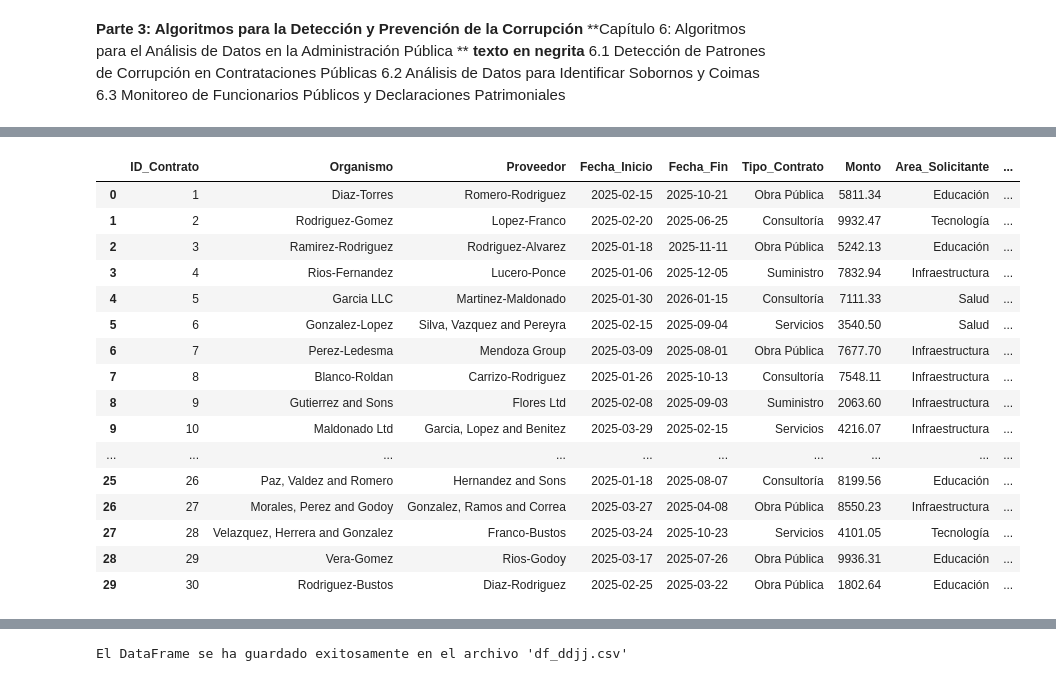
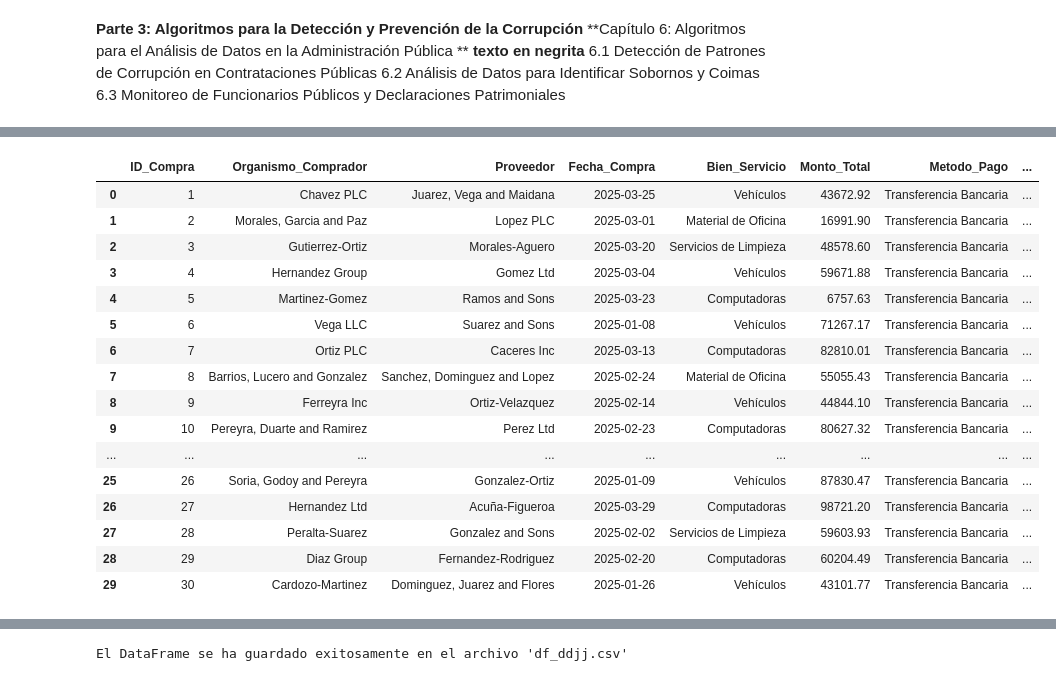
Before and after one commit to Viny2030/Libro_Algoritmos_contra_fraude_corrupcion, a Jupyter notebook: datasetlibro.ipynb, the cells around one changed output, grey strips where cells are left out. Cells and saved outputs as stored; diff of their text form; code cells hidden in the pictures.

```diff
--- a/datasetlibro.ipynb
+++ b/datasetlibro.ipynb
@@ -887,32 +956,42 @@ df_contratos
 # %%
+import numpy as np
+import pandas as pd
+from faker import Faker
 import random
 
-# 1. Generación de un dataset simulado para contrataciones públicas
+# 1. Generación de un dataset simulado para compras públicas
 fake = Faker('es_AR')
 
-num_contratos = 30
-# Genera montos aleatorios con dos decimales y en el rango especificado
-montos = np.random.uniform(1000, 10000, num_contratos)  # Rangos ajustados
+num_compras = 30
+montos = np.random.uniform(5000, 100000, num_compras) # Corregido num_licitaciones a num_compras
+montos_formateados = ["{:.2f}".format(monto) for monto in montos]
 
-# Formatea los montos a dos decimales
-montos_formateados = ["{:.2f}".format(monto) for monto in montos]
-data_contratos = {
-    'ID_Contrato': range(1, num_contratos + 1),
-    'Organismo': [fake.company() for _ in range(num_contratos)],
-    'Proveedor': [fake.company() for _ in range(num_contratos)],
-    'Fecha_Inicio': pd.to_datetime([fake.date_this_year() for _ in range(num_contratos)]),
-    'Fecha_Fin': pd.to_datetime([fake.date_this_year() + pd.Timedelta(days=random.randint(30, 365)) for _ in range(num_contratos)]),
-    'Tipo_Contrato': [random.choice(['Obra Pública', 'Suministro', 'Servicios', 'Consultoría']) for _ in range(num_contratos)],
-    'Monto': montos_formateados,
-    'Area_Solicitante': [random.choice(['Infraestructura', 'Salud', 'Educación', 'Tecnología']) for _ in range(num_contratos)],
-    'Proceso_Licitacion': [random.choice(['Pública', 'Privada', 'Directa']) for _ in range(num_contratos)],
-    'Es_Sospechoso': np.zeros(num_contratos, dtype=int) # Inicialmente no sospechoso
+# Generar datos para columnas relevantes
+relaciones = [random.choice([0, 0, 0, 1]) for _ in range(num_compras)]
+pagos_acelerados = [random.choice([0, 0, 1]) for _ in range(num_compras)]
+
+data_compras = {
+    'ID_Compra': range(1, num_compras + 1),
+    'Organismo_Comprador': [fake.company() for _ in range(num_compras)],
+    'Proveedor': [fake.company() for _ in range(num_compras)],
+    'Fecha_Compra': pd.to_datetime([fake.date_this_year() for _ in range(num_compras)]),
+    'Bien_Servicio': [random.choice(['Computadoras', 'Material de Oficina', 'Vehículos', 'Servicios de Limpieza']) for _ in range(num_compras)],
+    'Monto_Total': montos_formateados,
+    'Metodo_Pago': [random.choice(['Transferencia Bancaria']) for _ in range(num_compras)],
+    'Estado': [random.choice(['Completada', 'Pendiente', 'Cancelada']) for _ in range(num_compras)],
+    'Funcionario_Autorizador': [f'Funcionario_{random.randint(1, 10)}' for _ in range(num_compras)],
+    'Proceso_Compra': [random.choice(['Licitación Pública', 'Contratación Directa', 'Concurso de Precios']) for _ in range(num_compras)],
+    'Relacion_Funcionario_Proveedor': relaciones,  # Usa la lista generada
+    'Pago_Acelerado': pagos_acelerados,  # Usa la lista generada
+    'Es_Sospechoso': np.where((np.array(relaciones) == 1) & (np.array(pagos_acelerados) == 1), 1, 0)
 }
-df_contratos = pd.DataFrame(data_contratos)
-df_contratos
-nombre_archivo_csv = 'df_contratos.csv'
-df_contratos.to_csv(nombre_archivo_csv, index=False)
+
+df_compras = pd.DataFrame(data_compras)
+df_compras
+
+nombre_archivo_csv = 'df_compras_sobornos.csv'
+df_compras.to_csv(nombre_archivo_csv, index=False)
 
 print(f"El DataFrame se ha guardado exitosamente en el archivo '{nombre_archivo_csv}'")
-df_contratos
+df_compras
 # %% [output]
@@ -920,20 +999,20 @@ El DataFrame se ha guardado exitosamente en el archivo 'df_contratos.csv'
-|  | ID_Contrato | Organismo | Proveedor | Fecha_Inicio | Fecha_Fin | Tipo_Contrato | Monto | Area_Solicitante | ... |
-| 0 | 1 | Diaz-Torres | Romero-Rodriguez | 2025-02-15 | 2025-10-21 | Obra Pública | 5811.34 | Educación | ... |
-| 1 | 2 | Rodriguez-Gomez | Lopez-Franco | 2025-02-20 | 2025-06-25 | Consultoría | 9932.47 | Tecnología | ... |
-| 2 | 3 | Ramirez-Rodriguez | Rodriguez-Alvarez | 2025-01-18 | 2025-11-11 | Obra Pública | 5242.13 | Educación | ... |
-| 3 | 4 | Rios-Fernandez | Lucero-Ponce | 2025-01-06 | 2025-12-05 | Suministro | 7832.94 | Infraestructura | ... |
-| 4 | 5 | Garcia LLC | Martinez-Maldonado | 2025-01-30 | 2026-01-15 | Consultoría | 7111.33 | Salud | ... |
-| 5 | 6 | Gonzalez-Lopez | Silva, Vazquez and Pereyra | 2025-02-15 | 2025-09-04 | Servicios | 3540.50 | Salud | ... |
-| 6 | 7 | Perez-Ledesma | Mendoza Group | 2025-03-09 | 2025-08-01 | Obra Pública | 7677.70 | Infraestructura | ... |
-| 7 | 8 | Blanco-Roldan | Carrizo-Rodriguez | 2025-01-26 | 2025-10-13 | Consultoría | 7548.11 | Infraestructura | ... |
-| 8 | 9 | Gutierrez and Sons | Flores Ltd | 2025-02-08 | 2025-09-03 | Suministro | 2063.60 | Infraestructura | ... |
-| 9 | 10 | Maldonado Ltd | Garcia, Lopez and Benitez | 2025-03-29 | 2025-02-15 | Servicios | 4216.07 | Infraestructura | ... |
-| ... | ... | ... | ... | ... | ... | ... | ... | ... | ... |
-| 25 | 26 | Paz, Valdez and Romero | Hernandez and Sons | 2025-01-18 | 2025-08-07 | Consultoría | 8199.56 | Educación | ... |
-| 26 | 27 | Morales, Perez and Godoy | Gonzalez, Ramos and Correa | 2025-03-27 | 2025-04-08 | Obra Pública | 8550.23 | Infraestructura | ... |
-| 27 | 28 | Velazquez, Herrera and Gonzalez | Franco-Bustos | 2025-03-24 | 2025-10-23 | Servicios | 4101.05 | Tecnología | ... |
-| 28 | 29 | Vera-Gomez | Rios-Godoy | 2025-03-17 | 2025-07-26 | Obra Pública | 9936.31 | Educación | ... |
-| 29 | 30 | Rodriguez-Bustos | Diaz-Rodriguez | 2025-02-25 | 2025-03-22 | Obra Pública | 1802.64 | Educación | ... |
+|  | ID_Compra | Organismo_Comprador | Proveedor | Fecha_Compra | Bien_Servicio | Monto_Total | Metodo_Pago | ... |
+| 0 | 1 | Chavez PLC | Juarez, Vega and Maidana | 2025-03-25 | Vehículos | 43672.92 | Transferencia Bancaria | ... |
+| 1 | 2 | Morales, Garcia and Paz | Lopez PLC | 2025-03-01 | Material de Oficina | 16991.90 | Transferencia Bancaria | ... |
+| 2 | 3 | Gutierrez-Ortiz | Morales-Aguero | 2025-03-20 | Servicios de Limpieza | 48578.60 | Transferencia Bancaria | ... |
+| 3 | 4 | Hernandez Group | Gomez Ltd | 2025-03-04 | Vehículos | 59671.88 | Transferencia Bancaria | ... |
+| 4 | 5 | Martinez-Gomez | Ramos and Sons | 2025-03-23 | Computadoras | 6757.63 | Transferencia Bancaria | ... |
+| 5 | 6 | Vega LLC | Suarez and Sons | 2025-01-08 | Vehículos | 71267.17 | Transferencia Bancaria | ... |
+| 6 | 7 | Ortiz PLC | Caceres Inc | 2025-03-13 | Computadoras | 82810.01 | Transferencia Bancaria | ... |
+| 7 | 8 | Barrios, Lucero and Gonzalez | Sanchez, Dominguez and Lopez | 2025-02-24 | Material de Oficina | 55055.43 | Transferencia Bancaria | ... |
+| 8 | 9 | Ferreyra Inc | Ortiz-Velazquez | 2025-02-14 | Vehículos | 44844.10 | Transferencia Bancaria | ... |
+| 9 | 10 | Pereyra, Duarte and Ramirez | Perez Ltd | 2025-02-23 | Computadoras | 80627.32 | Transferencia Bancaria | ... |
+| ... | ... | ... | ... | ... | ... | ... | ... | ... |
+| 25 | 26 | Soria, Godoy and Pereyra | Gonzalez-Ortiz | 2025-01-09 | Vehículos | 87830.47 | Transferencia Bancaria | ... |
+| 26 | 27 | Hernandez Ltd | Acuña-Figueroa | 2025-03-29 | Computadoras | 98721.20 | Transferencia Bancaria | ... |
+| 27 | 28 | Peralta-Suarez | Gonzalez and Sons | 2025-02-02 | Servicios de Limpieza | 59603.93 | Transferencia Bancaria | ... |
+| 28 | 29 | Diaz Group | Fernandez-Rodriguez | 2025-02-20 | Computadoras | 60204.49 | Transferencia Bancaria | ... |
+| 29 | 30 | Cardozo-Martinez | Dominguez, Juarez and Flores | 2025-01-26 | Vehículos | 43101.77 | Transferencia Bancaria | ... |
 # %%
 import numpy as np
 import pandas as pd
```
Also changed, not shown: parts of 19 cells of this notebook.
